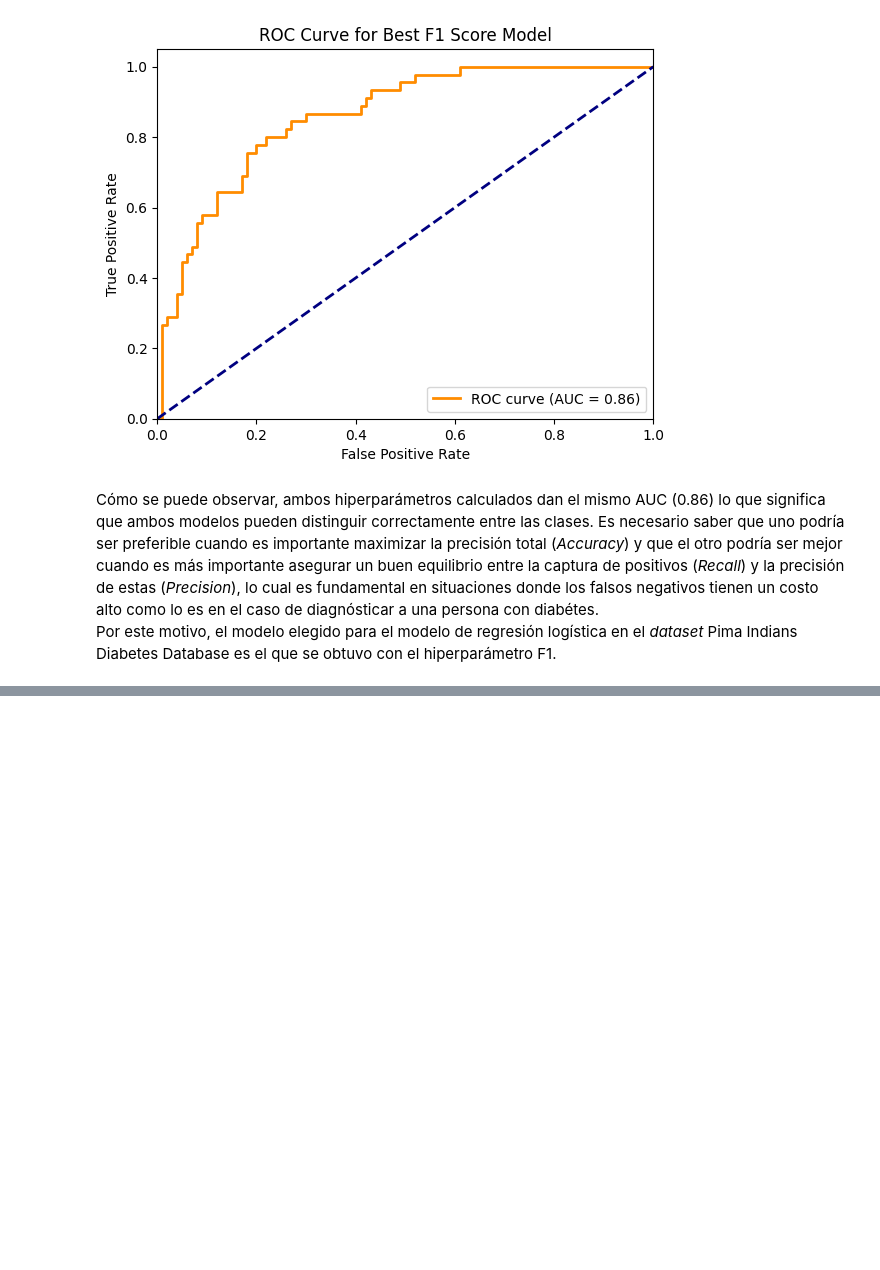
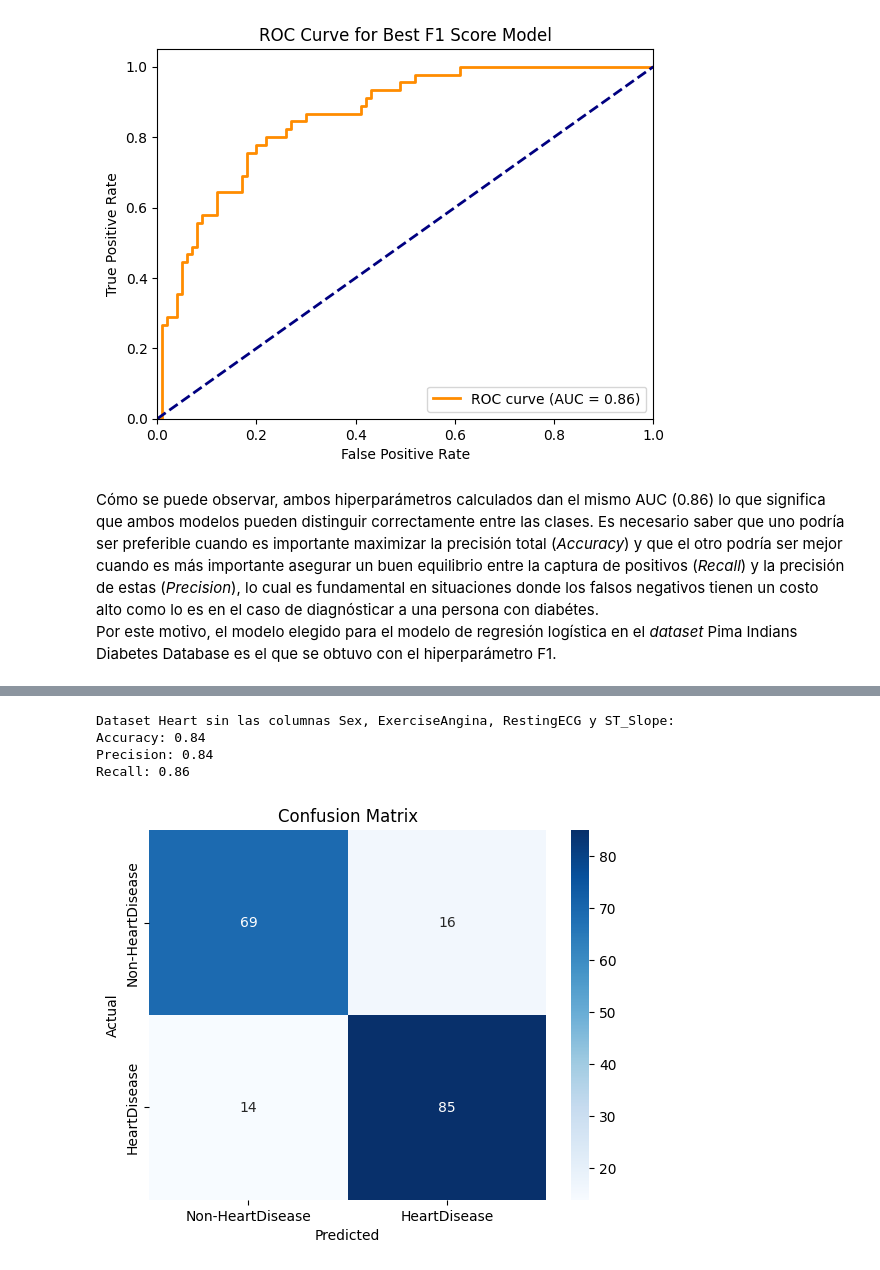
Before and after one commit to TheCsarbeat/proyecto1-IA, a Jupyter notebook: copiaFernanda.ipynb, the cells around one changed output, grey strips where cells are left out. Drawn from its saved outputs; the diff is of its cells as text; code cells hidden in the pictures; blank space fills up the shorter version.

```diff
--- a/copiaFernanda.ipynb
+++ b/copiaFernanda.ipynb
@@ -1051,0 +1164,17 @@ Cómo se puede observar, ambos hiperparámetros calculados dan el mismo AUC (0.8
+# %%
+X_heart_train_no_features = X_heart_train.drop(['Sex', 'ExerciseAngina','RestingECG','ST_Slope'], axis=1)
+X_heart_test_no_features = X_heart_test.drop(['Sex', 'ExerciseAngina','RestingECG','ST_Slope'], axis=1)
+
+log_reg_no_features = LogisticRegression(max_iter=1000)
+log_reg_no_features.fit(X_heart_train_no_features, y_heart_train)
+y_heart_pred_no_features = log_reg_no_features.predict(X_heart_test_no_features)
+
+print("Dataset Heart sin las columnas Sex, ExerciseAngina, RestingECG y ST_Slope:")
+print_metrics(y_heart_test, y_heart_pred_no_features)
+plot_confusion_matrix_Heart(y_heart_test, y_heart_pred_no_features)
+# %% [output]
+Dataset Heart sin las columnas Sex, ExerciseAngina, RestingECG y ST_Slope:
+Accuracy: 0.84
+Precision: 0.84
+Recall: 0.86
+[figure, added]
```
Also changed, not shown: parts of 24 cells of this notebook.
